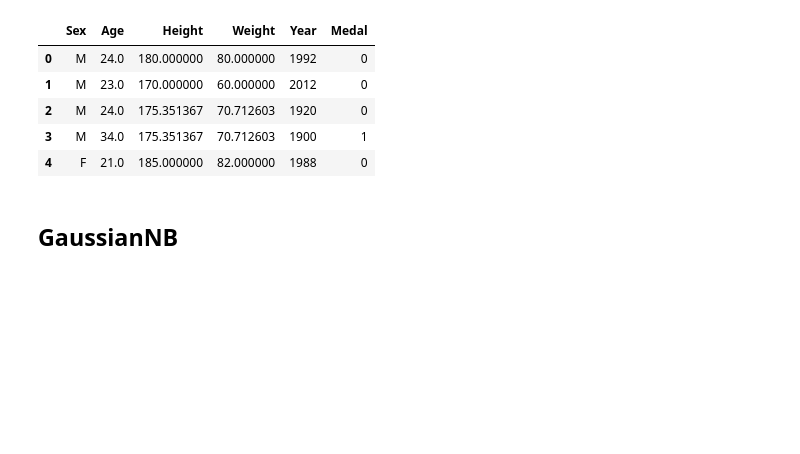
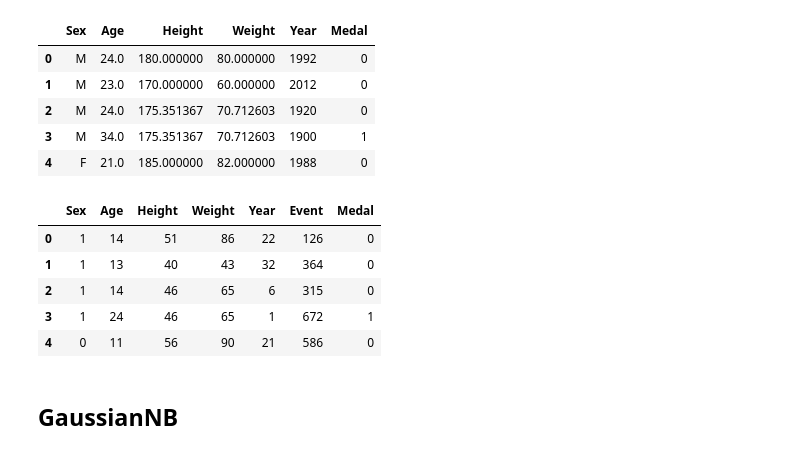
Before and after one commit to MaH1996SdN/Olympic_Games, a Jupyter notebook: Programming_Project_Olympic.ipynb, the cells around one changed output. Saved outputs shown, nothing was run; the diff lists cells and outputs as text; code cells hidden in the pictures; blank space fills up the shorter version.

Commit message:
defining function for changing string values to numeric values

```diff
--- a/Programming_Project_Olympic.ipynb
+++ b/Programming_Project_Olympic.ipynb
@@ -961,6 +962,20 @@ olympic_df3.head()
 | 2 | M | 24.0 | 175.351367 | 70.712603 | 1920 | 0 |
 | 3 | M | 34.0 | 175.351367 | 70.712603 | 1900 | 1 |
 | 4 | F | 21.0 | 185.000000 | 82.000000 | 1988 | 0 |
+# %%
+# defining function for changing string values to numeric values for better modelling
+def encode_df(dataframe):
+    le = LabelEncoder()
+    for column in dataframe.columns:
+        dataframe[column] = le.fit_transform(dataframe[column])
+    return dataframe
 # %%
-# changing string values to numeric values for better modelling
-olympic_df2 = pd.get_dummies(olympic_df2)
+# changing string values to numeric values
+encode_df(olympic_df2)
+# %% [output]
+|  | Sex | Age | Height | Weight | Year | Event | Medal |
+| 0 | 1 | 14 | 51 | 86 | 22 | 126 | 0 |
+| 1 | 1 | 13 | 40 | 43 | 32 | 364 | 0 |
+| 2 | 1 | 14 | 46 | 65 | 6 | 315 | 0 |
+| 3 | 1 | 24 | 46 | 65 | 1 | 672 | 1 |
+| 4 | 0 | 11 | 56 | 90 | 21 | 586 | 0 |
```
Also changed, not shown: parts of 11 cells of this notebook.
